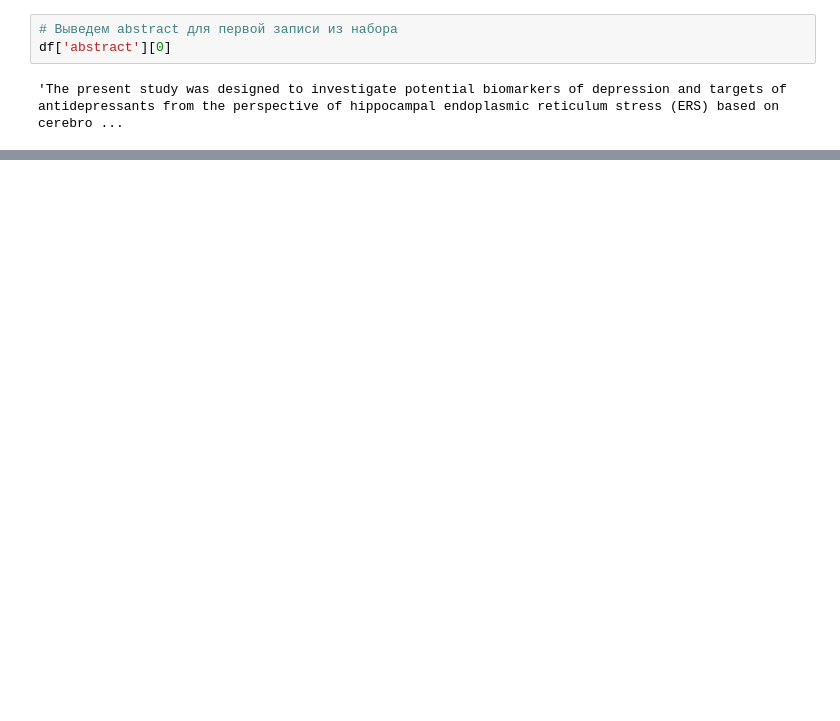
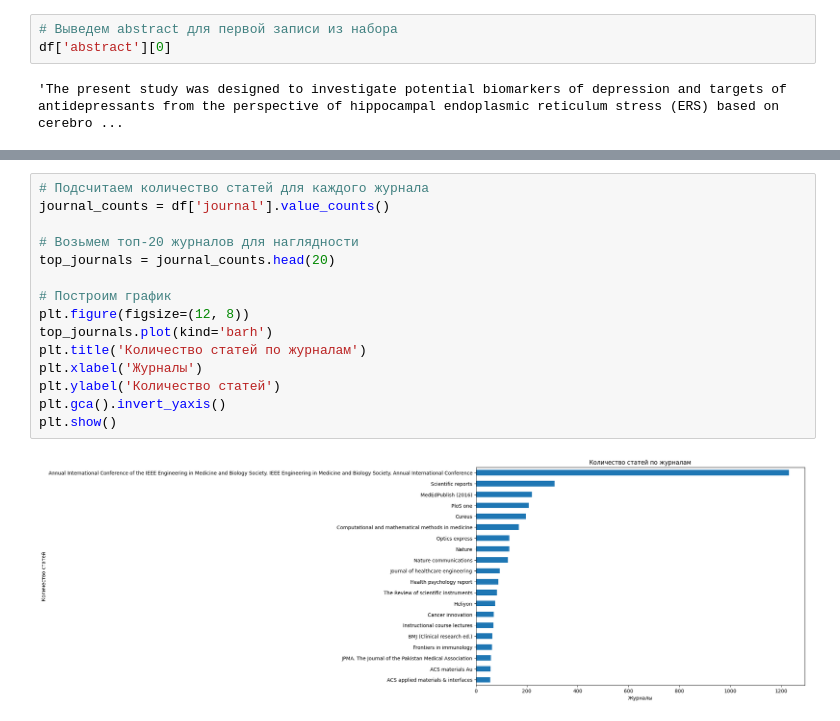
Before and after one commit to Ruugiko/diplom, a Jupyter notebook: pubmed.ipynb, the cells around one changed output, grey strips where cells are left out. Saved outputs shown, nothing was run; the diff lists cells and outputs as text; blank space fills up the shorter version.

```diff
--- a/pubmed.ipynb
+++ b/pubmed.ipynb
@@ -71,0 +100,17 @@ Wall time: 2.5 s
+# %%
+# Подсчитаем количество статей для каждого журнала
+journal_counts = df['journal'].value_counts()
+
+# Возьмем топ-20 журналов для наглядности
+top_journals = journal_counts.head(20)
+
+# Построим график
+plt.figure(figsize=(12, 8))
+top_journals.plot(kind='barh')
+plt.title('Количество статей по журналам')
+plt.xlabel('Журналы')
+plt.ylabel('Количество статей')
+plt.gca().invert_yaxis()
+plt.show()
+# %% [output]
+[figure, added]
```
Also changed, not shown: parts of 14 cells of this notebook.
